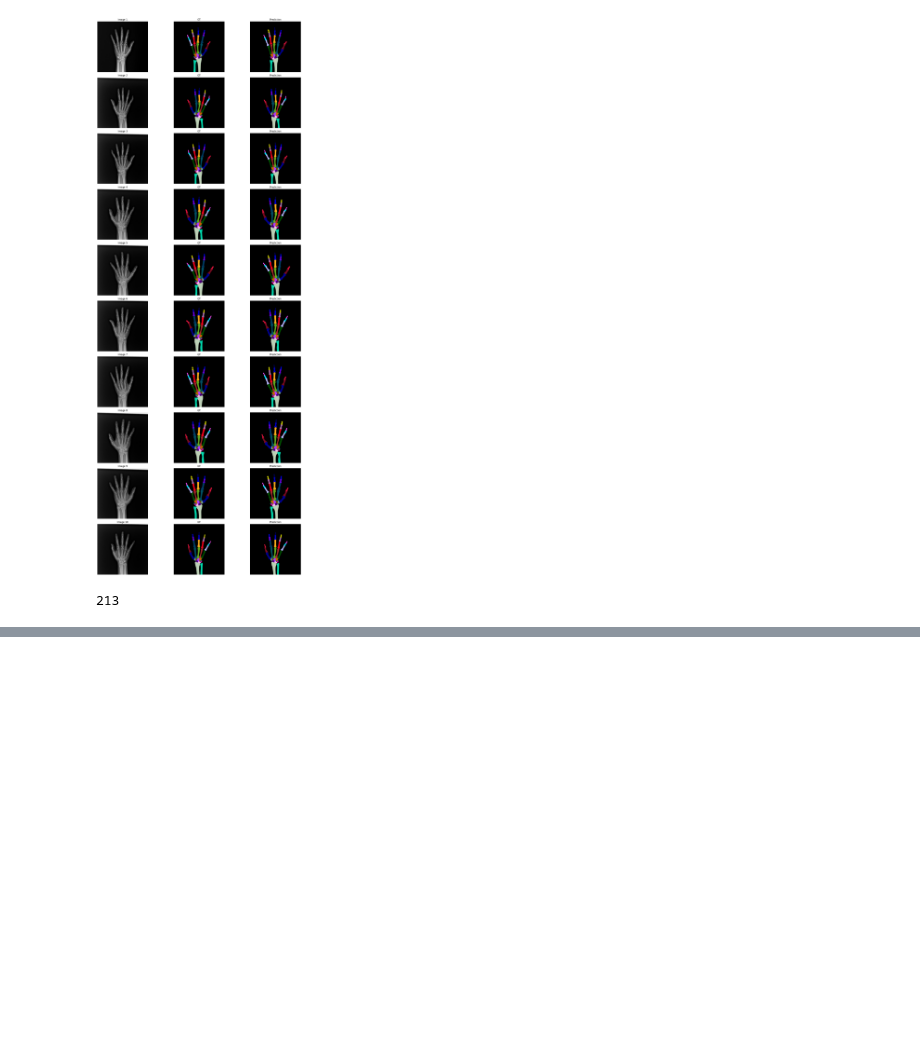
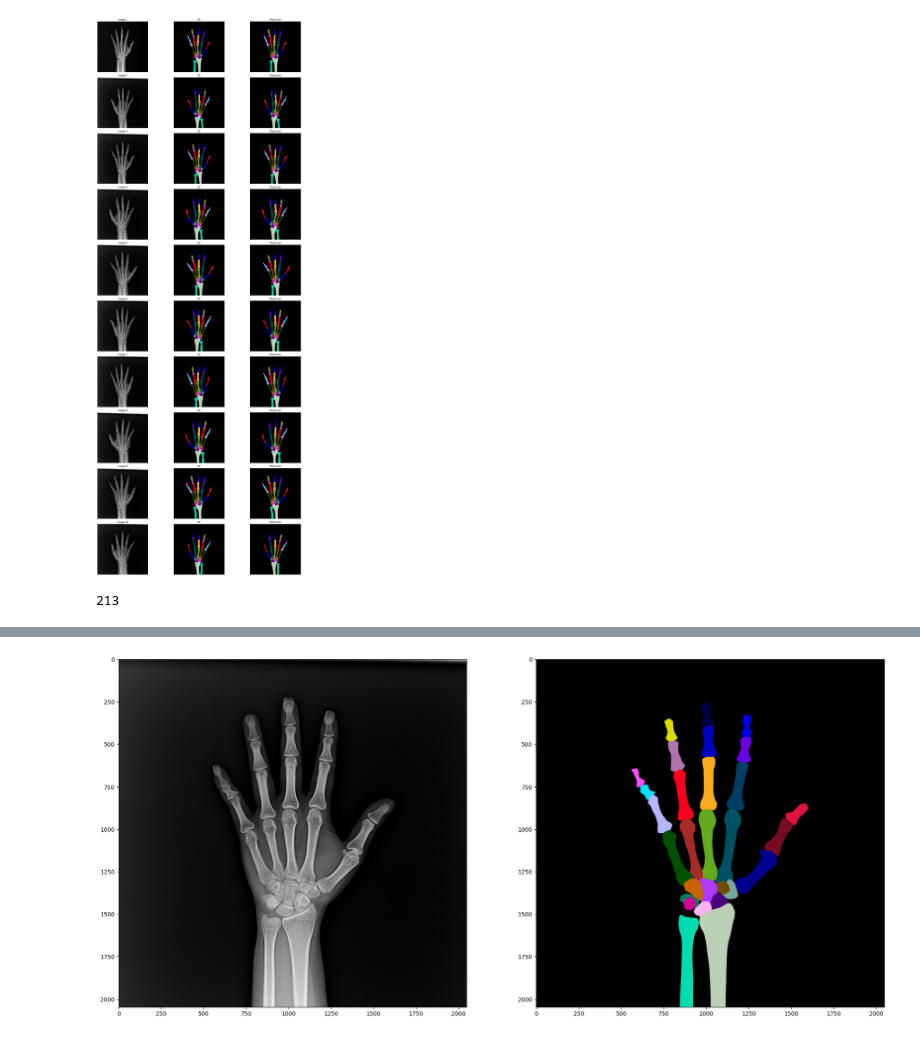
Before and after one commit to boostcampaitech8/pro-cv-semanticsegmentation-cv-07, a Jupyter notebook: scripts/visualization.ipynb, the cells around one changed output, grey strips where cells are left out. Cells and saved outputs as stored; diff of their text form; code cells hidden in the pictures; blank space fills up the shorter version.

```diff
--- a/scripts/visualization.ipynb
+++ b/scripts/visualization.ipynb
@@ -393,0 +515,9 @@ def decode_rle_to_mask(rle, height, width):
+# %%
+def find_image_with_walk(base_dir, image_name):
+    """
+    os.walk로 재귀적 탐색
+    """
+    for root, dirs, files in os.walk(base_dir):
+        if image_name in files:
+            return os.path.join(root, image_name)
+    return None
@@ -393,0 +538,18 @@ def decode_rle_to_mask(rle, height, width):
+# %%
+want_test_img_id='image1662342952534.png'
+image = cv2.imread(find_image_with_walk(TEST_IMAGE_ROOT, want_test_img_id))
+
+preds = []
+for classes in CLASSES:
+    rle = rle_outputs[want_test_img_id].get(classes, '')
+    pred = decode_rle_to_mask(rle, height=2048, width=2048)
+    preds.append(pred)
+
+preds = np.stack(preds, 0)
+fig, ax = plt.subplots(1, 2, figsize=(24, 12))
+ax[0].imshow(image)
+ax[1].imshow(label2rgb(preds)) #예쁘게 뭐 함수로 정리하자 다음에
+
+plt.show()
+# %% [output]
+[figure, added]
```
Also changed, not shown: parts of 11 cells of this notebook.
